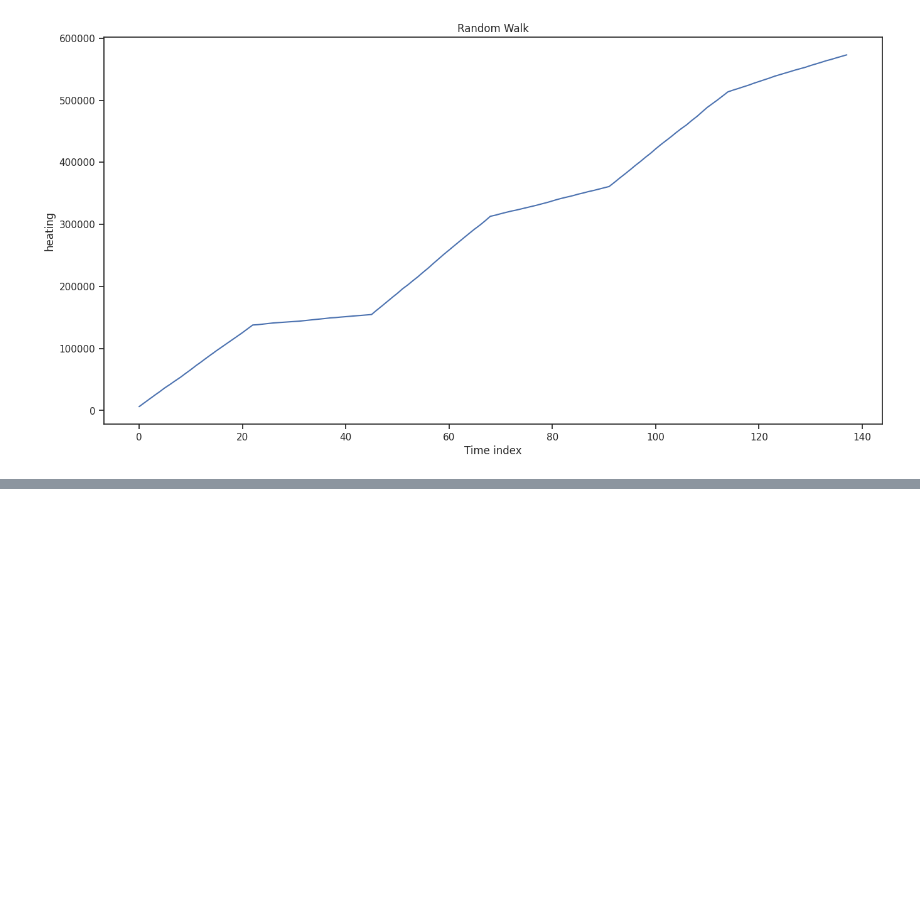
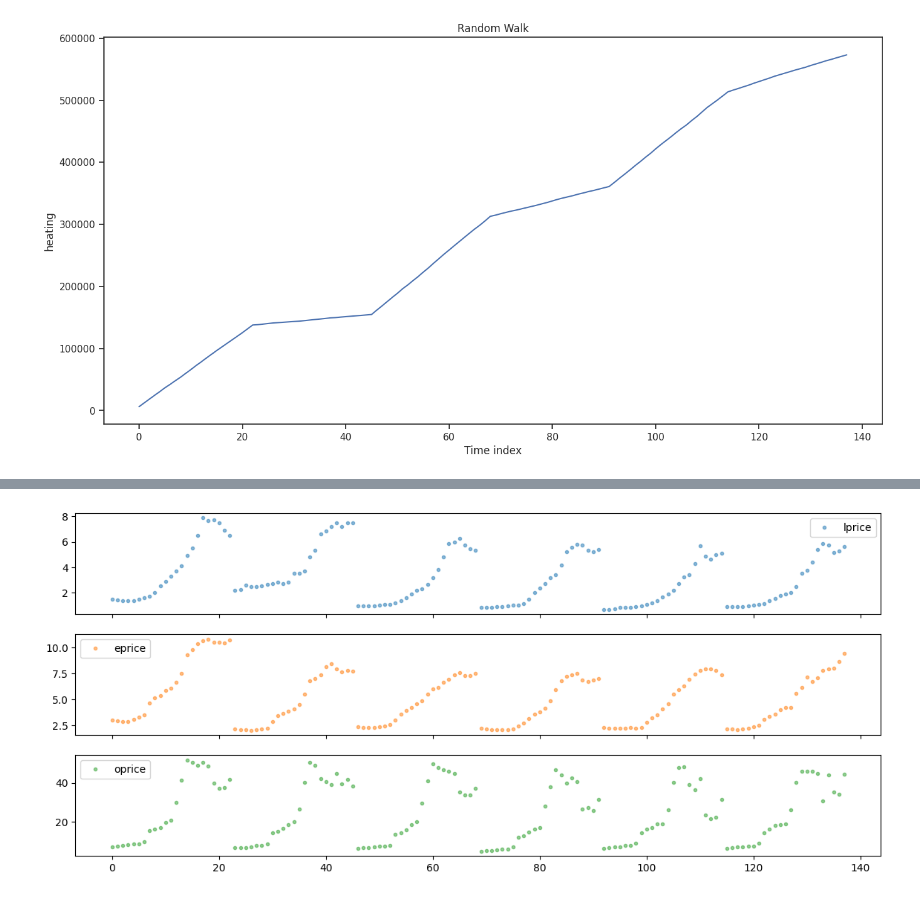
Before and after one commit to Manavgupta1612/EDA, a Jupyter notebook: DA.ipynb, the cells around one changed output, grey strips where cells are left out. Drawn from its saved outputs; the diff is of its cells as text; code cells hidden in the pictures; blank space fills up the shorter version.

```diff
--- a/DA.ipynb
+++ b/DA.ipynb
@@ -558,0 +599,7 @@ plt.show()
+# %%
+#using the dots to plot the data for 'lprice', 'eprice', 'oprice'
+cols_to_plot = ['lprice', 'eprice', 'oprice']
+axes = data[cols_to_plot].plot(marker='.', alpha=0.5,
+linestyle='None',figsize=(14, 6), subplots=True)
+# %% [output]
+[figure, added]
```
Also changed, not shown: parts of 50 cells of this notebook.
